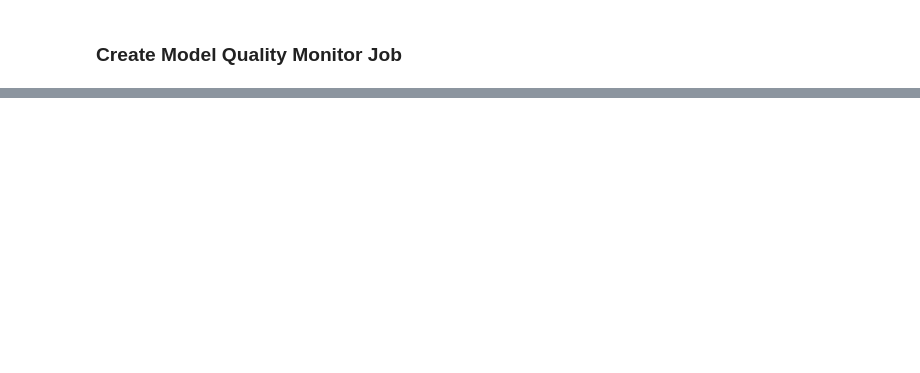
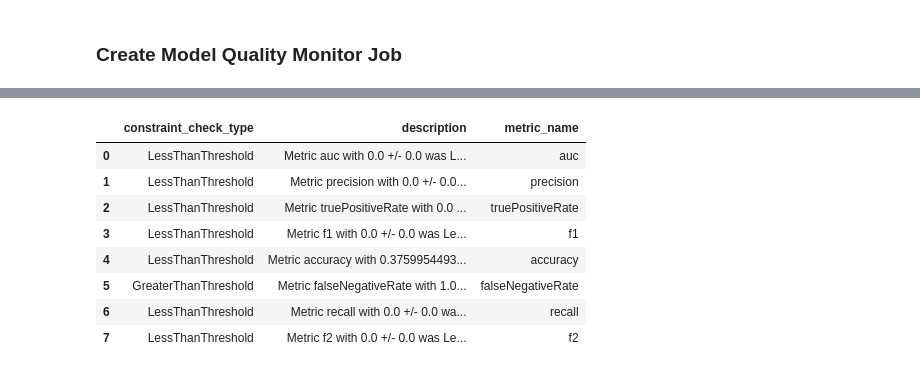
Before and after one commit to pkhanna2/MLOpsFinalProject, a Jupyter notebook: FinalProjectCodeMonitorCleanup.ipynb, the cells around one changed output, grey strips where cells are left out. Saved outputs shown, nothing was run; the diff lists cells and outputs as text; code cells hidden in the pictures; blank space fills up the shorter version.

Commit message:
Final Monitor Setup?

```diff
--- a/FinalProjectCodeMonitorCleanup.ipynb
+++ b/FinalProjectCodeMonitorCleanup.ipynb
@@ -1942,0 +1744,4 @@ wait_for_monitoring_execution(review_score_prediction_model_quality_monitor, bas
+# %%
+quality_executions = model_quality_monitor.list_executions()
+latest_quality_execution = quality_executions[-1]
+latest_quality_execution.describe()
@@ -1942,0 +1766,15 @@ wait_for_monitoring_execution(review_score_prediction_model_quality_monitor, bas
+# %%
+pd.options.display.max_colwidth = None
+quality_violations = latest_quality_execution.constraint_violations().body_dict["violations"]
+quality_violations_df = pd.json_normalize(quality_violations)
+quality_violations_df.head(10)
+# %% [output]
+|  | constraint_check_type | description | metric_name |
+| 0 | LessThanThreshold | Metric auc with 0.0 +/- 0.0 was L... | auc |
+| 1 | LessThanThreshold | Metric precision with 0.0 +/- 0.0... | precision |
+| 2 | LessThanThreshold | Metric truePositiveRate with 0.0 ... | truePositiveRate |
+| 3 | LessThanThreshold | Metric f1 with 0.0 +/- 0.0 was Le... | f1 |
+| 4 | LessThanThreshold | Metric accuracy with 0.3759954493... | accuracy |
+| 5 | GreaterThanThreshold | Metric falseNegativeRate with 1.0... | falseNegativeRate |
+| 6 | LessThanThreshold | Metric recall with 0.0 +/- 0.0 wa... | recall |
+| 7 | LessThanThreshold | Metric f2 with 0.0 +/- 0.0 was Le... | f2 |
```
Also changed, not shown: parts of 84 cells of this notebook.
